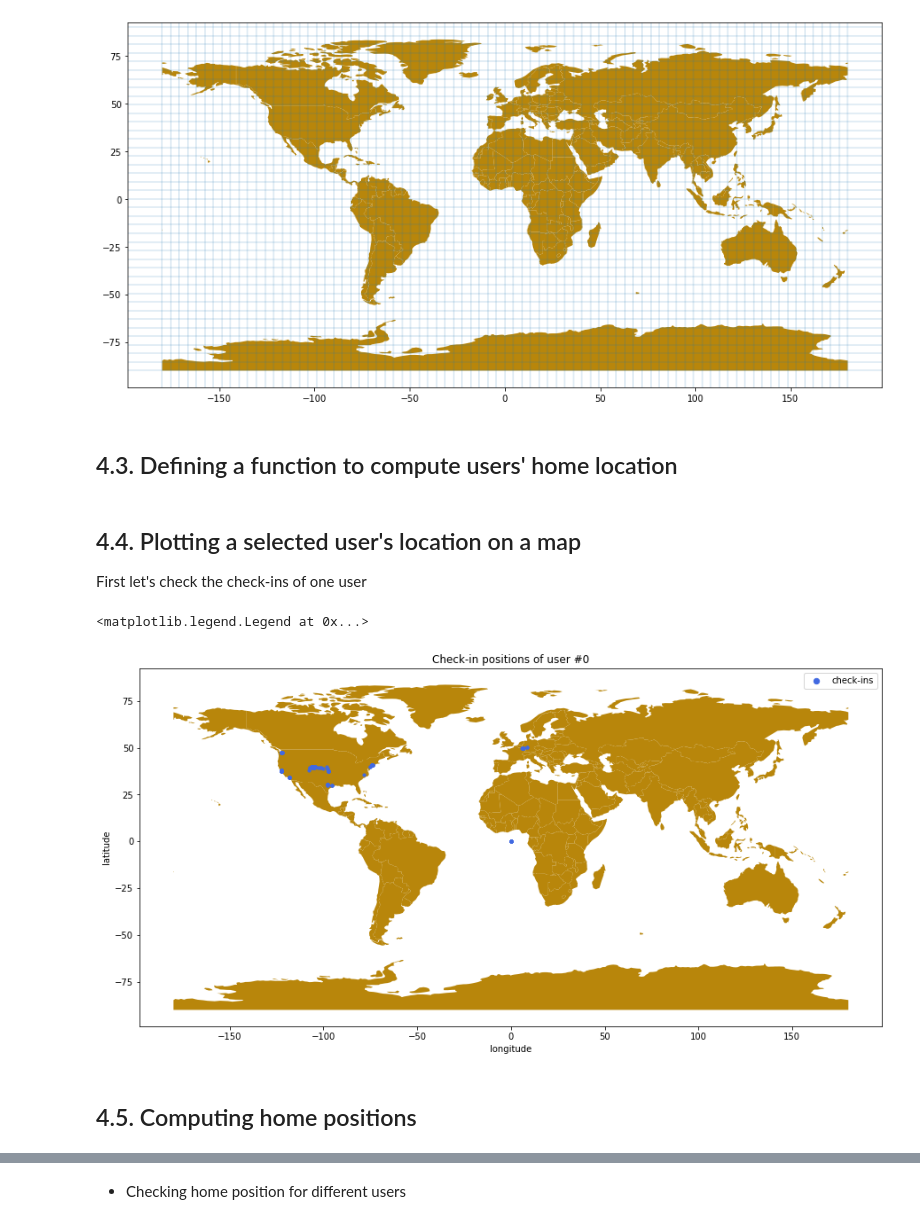
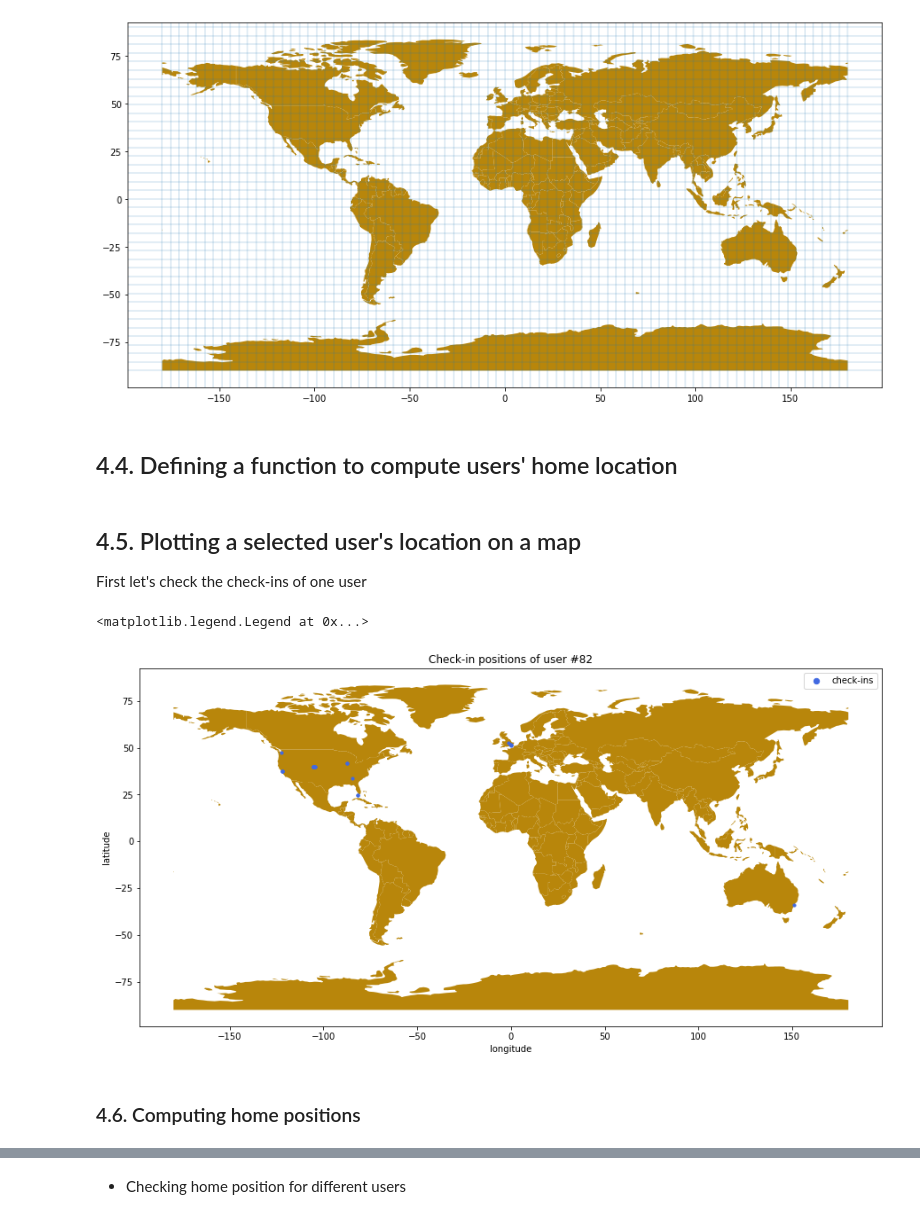
Before and after one commit to TheAzouz/Replication-of-Friendship-and-mobility, a Jupyter notebook: replication_report.ipynb, the cells around one changed output, grey strips where cells are left out. Saved outputs shown, nothing was run; the diff lists cells and outputs as text; code cells hidden in the pictures.

```diff
--- a/replication_report.ipynb
+++ b/replication_report.ipynb
@@ -139,7 +135,7 @@ def correct_latitude(lat):
     """
     while lat>90 or lat<-90:
         if lat>90:
-            lat = lat-180
+            lat = -(lat-180)
         elif lat<-90:
-            lat = lat+180
+            lat = -(lat+180)
     return lat
@@ -236,6 +220,9 @@ df_brightkite_totalCheckins[(df_brightkite_totalCheckins.longitude<-180)|
 # %%
 #drop nan values
 df_brightkite_totalCheckins.dropna(inplace=True)
+# %%
+df_brightkite_totalCheckins = df_brightkite_totalCheckins[(df_brightkite_totalCheckins['latitude'] !=0) &
+                                                          (df_brightkite_totalCheckins['longitude'] != 0)]
 # %% [markdown]
 ## 3.2. Friendships duplicated edges
 # %% [markdown]
@@ -405,7 +322,7 @@ for i in range(len(discretized_lat)):
 # %% [output]
 [figure]
 # %% [markdown]
-## 4.3. Defining a function to compute users' home location
+## 4.4. Defining a function to compute users' home location
 # %%
 def compute_home_position(df, delta_lat, deltas_long):
     """
@@ -452,33 +369,33 @@ def compute_home_position(df, delta_lat, deltas_long):
 
     return home_latitude,home_longitude
 # %% [markdown]
-## 4.4. Plotting a selected user's location on a map
+## 4.5. Plotting a selected user's location on a map
 First let's check the check-ins of one user
 # %%
 # select user index to track its check-ins and home location
-user_index = 0
+user_index = 82
 # select user's raw check-ins data
 user_0  =  df_brightkite_totalCheckins.groupby(by='user').get_group(user_index)
 # compute geometry to plot locations on world map and build dataframe
 geometry = [Point(xy) for xy in zip(user_0['longitude'], user_0['latitude'])]
 gdf = GeoDataFrame(user_0, geometry=geometry)
 # select map
 world = gpd.read_file(gpd.datasets.get_path('naturalearth_lowres'))
 # define ax and plot the map
 ax = world.plot(figsize=(15, 9), color = 'darkgoldenrod')
 # plot check-ins
 gdf.plot(ax=ax, marker='.', color='royalblue', markersize=40);
 # plot home location
 
 plt.ylabel('latitude')
 plt.xlabel('longitude')
 plt.title('Check-in positions of user #{}'.format(user_index))
 plt.legend(['check-ins'],markerscale=2)
 # %% [output]
 <matplotlib.legend.Legend at 0x...>
-[figure, old version]
+[figure, new version]
 # %% [markdown]
-## 4.5. Computing home positions
+### 4.6. Computing home positions
 # %%
 # Computing average home position for BrightKite dataset
 users_brightkite_home_location = df_brightkite_totalCheckins.groupby(by='user')\
```
Also changed, not shown: parts of 94 cells of this notebook.
